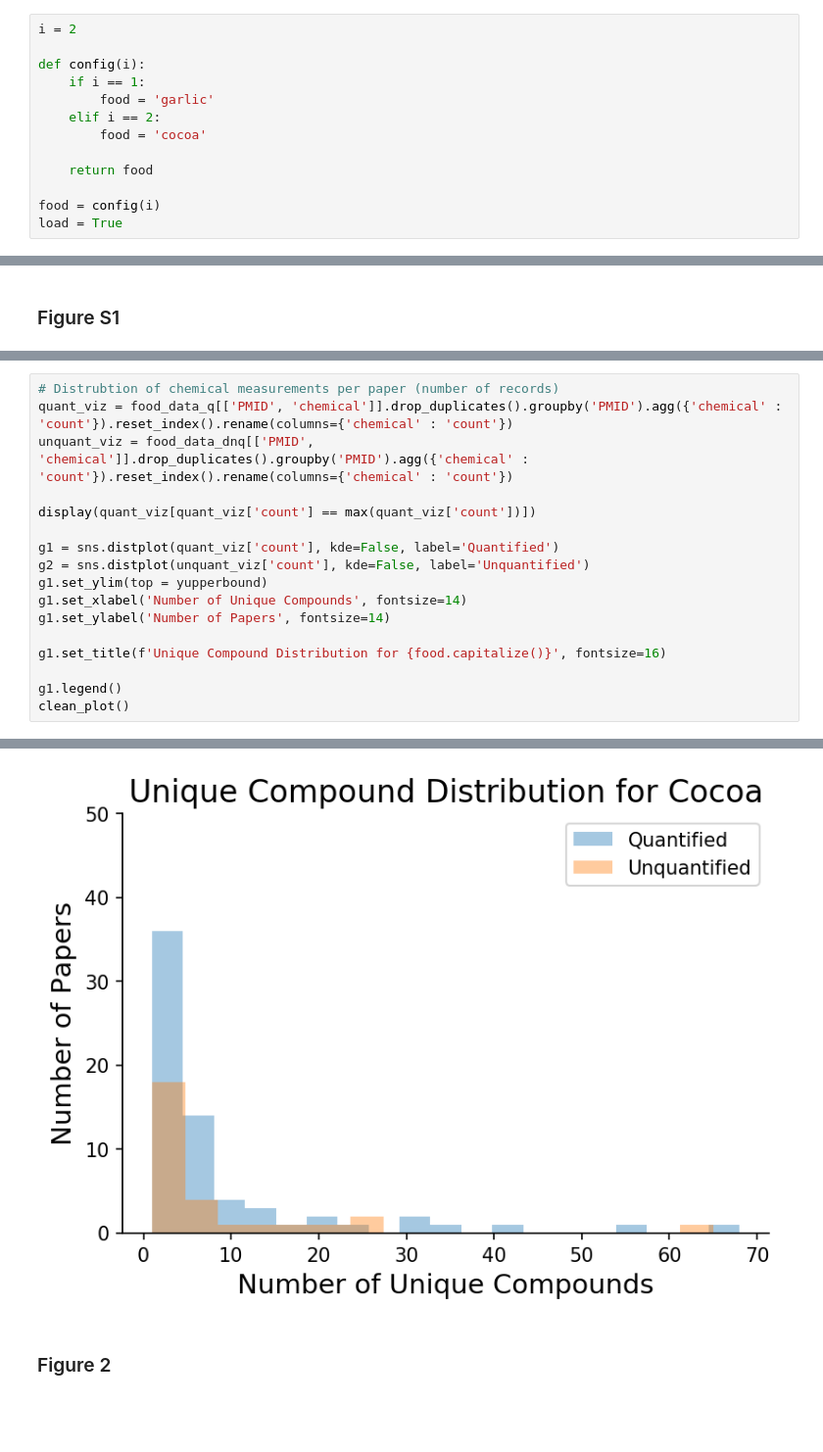
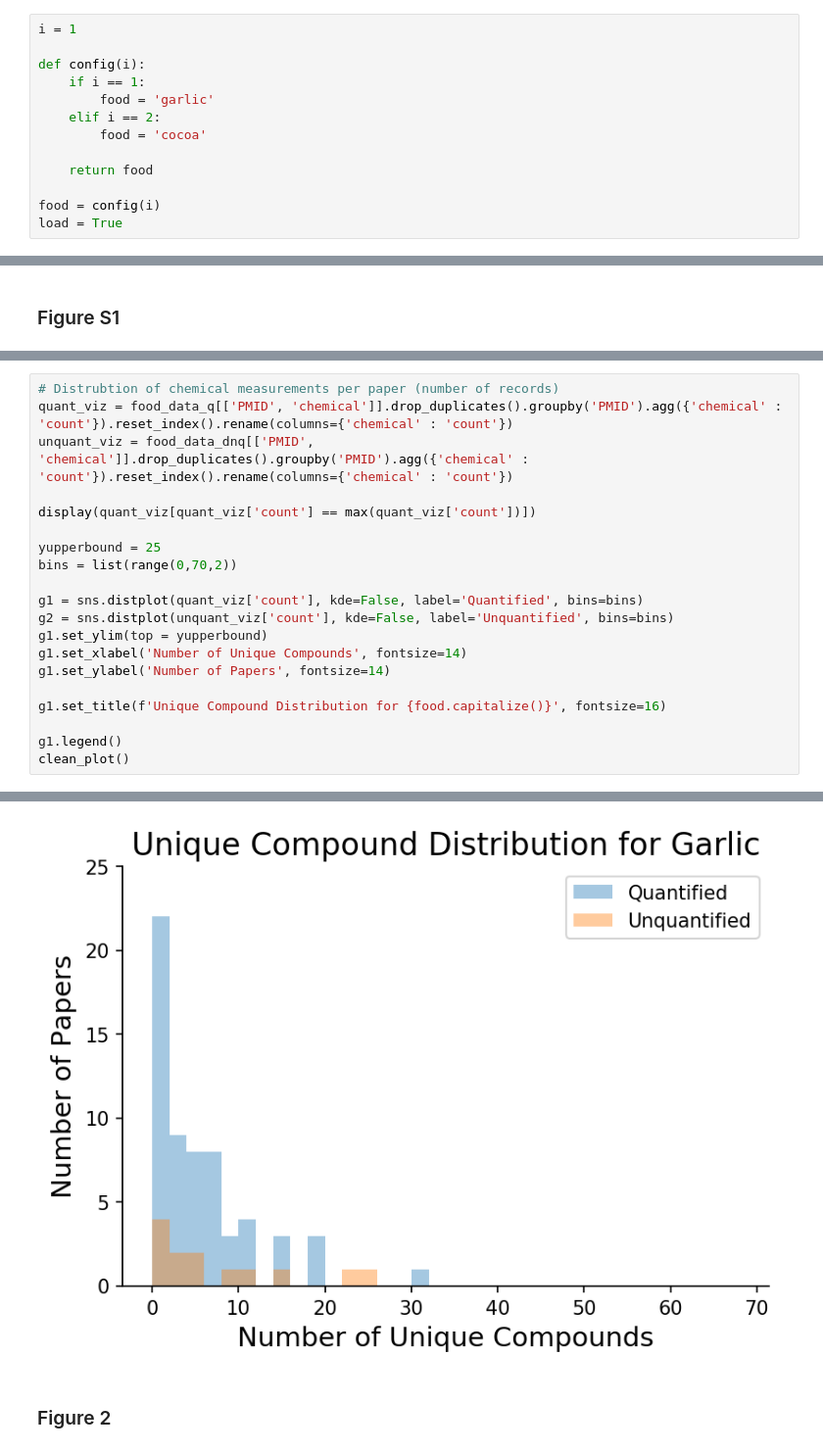
Before and after one commit to fhooton/FoodMine, a Jupyter notebook: Data_Statistics.ipynb, the cells around one changed output, grey strips where cells are left out. Shown at 98% size. Drawn from its saved outputs; the diff is of its cells as text; blank space fills up the shorter version.

```diff
--- a/Data_Statistics.ipynb
+++ b/Data_Statistics.ipynb
@@ -106,5 +108,5 @@ def id_loader(df, chem_key, load, file, fdb=True, pubchem=True):
 # %%
-i = 2
+i = 1
 
 def config(i):
     if i == 1:
@@ -482,8 +485,11 @@ unquant_viz = food_data_dnq[['PMID', 'chemical']].drop_duplicates().groupby('PMI
 
 display(quant_viz[quant_viz['count'] == max(quant_viz['count'])])
 
-g1 = sns.distplot(quant_viz['count'], kde=False, label='Quantified')
-g2 = sns.distplot(unquant_viz['count'], kde=False, label='Unquantified')
+yupperbound = 25
+bins = list(range(0,70,2))
+
+g1 = sns.distplot(quant_viz['count'], kde=False, label='Quantified', bins=bins)
+g2 = sns.distplot(unquant_viz['count'], kde=False, label='Unquantified', bins=bins)
 g1.set_ylim(top = yupperbound)
 g1.set_xlabel('Number of Unique Compounds', fontsize=14)
 g1.set_ylabel('Number of Papers', fontsize=14)
@@ -498,4 +504,4 @@ clean_plot()
-[figure, old version]
+[figure, new version]
 # %% [markdown]
 ### Figure 2
 # %%
```
Also changed, not shown: parts of 6 cells of this notebook, 4 other files.
